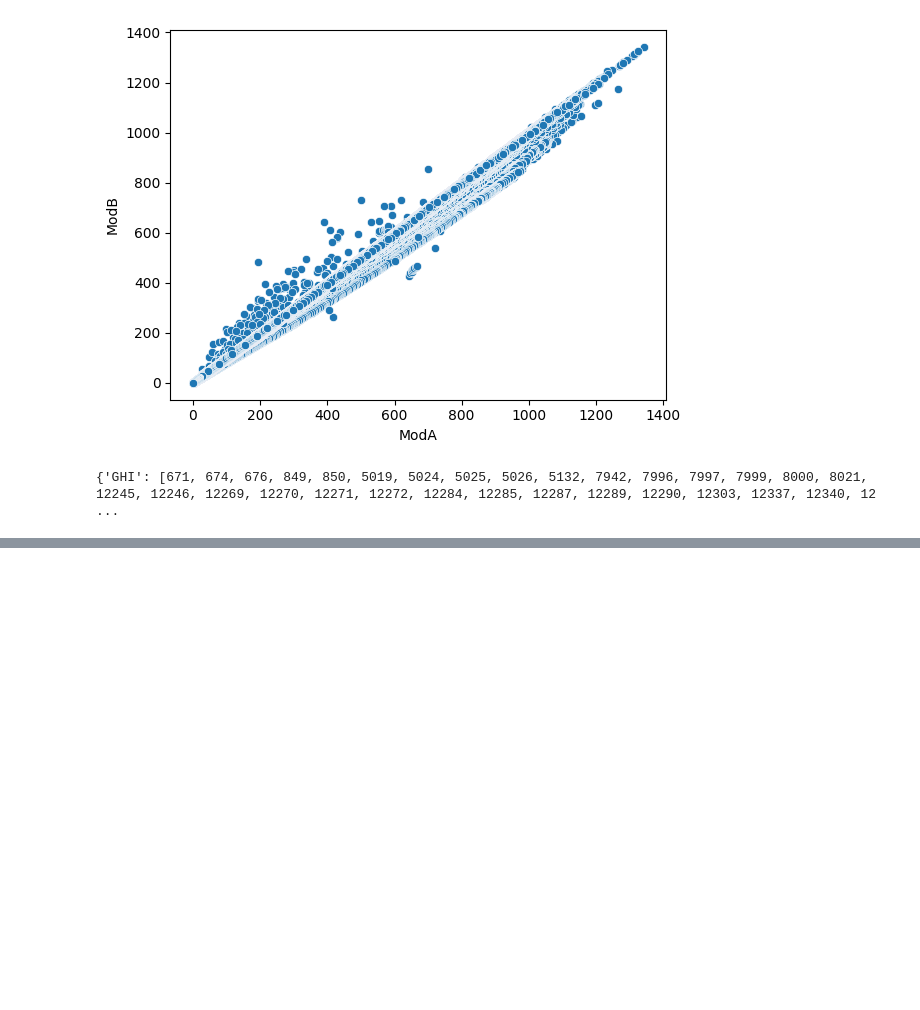
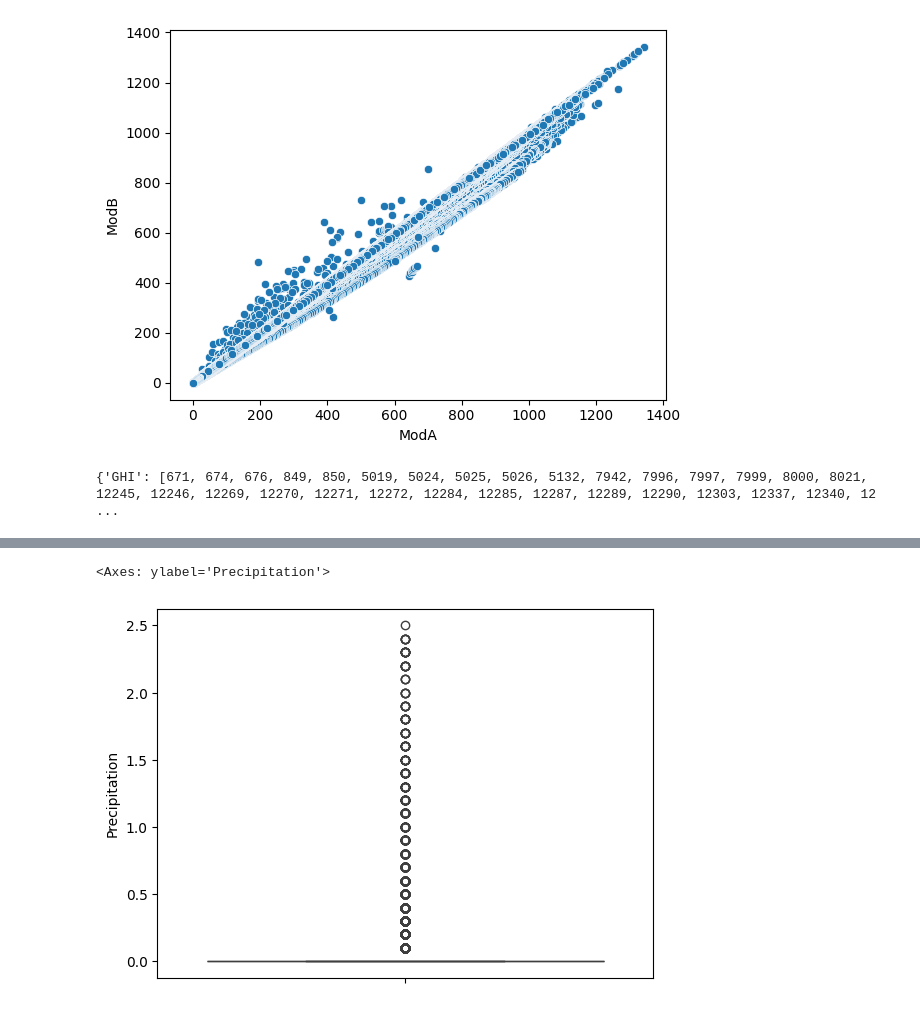
Before and after one commit to hermela-bekele/SolarRadiation, a Jupyter notebook: notebooks/EDA.ipynb, the cells around one changed output, grey strips where cells are left out. Cells and saved outputs as stored; diff of their text form; code cells hidden in the pictures; blank space fills up the shorter version.

```diff
--- a/notebooks/EDA.ipynb
+++ b/notebooks/EDA.ipynb
@@ -123,0 +150,6 @@ print(outlier_indices)
+# %%
+# box plot for outliers
+sns.boxplot(data=data['Precipitation'])
+# %% [output]
+<Axes: ylabel='Precipitation'>
+[figure, added]
```
Also changed, not shown: parts of 4 cells of this notebook.
